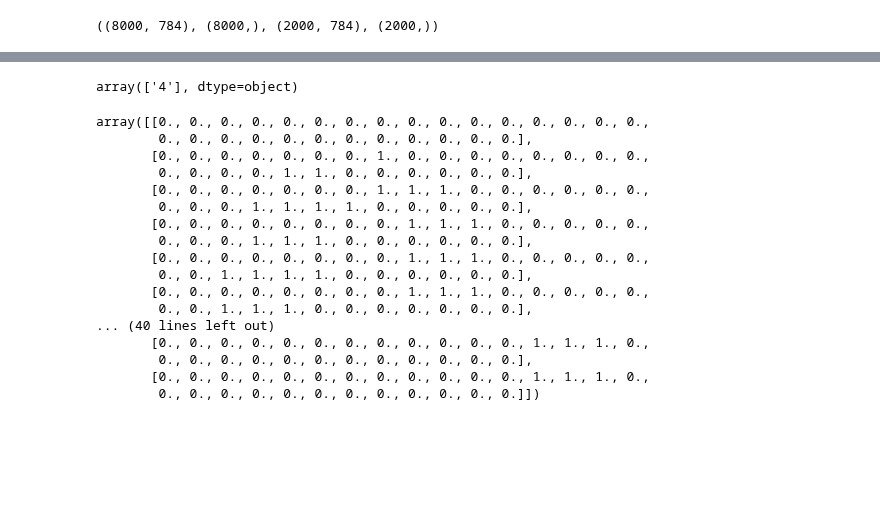
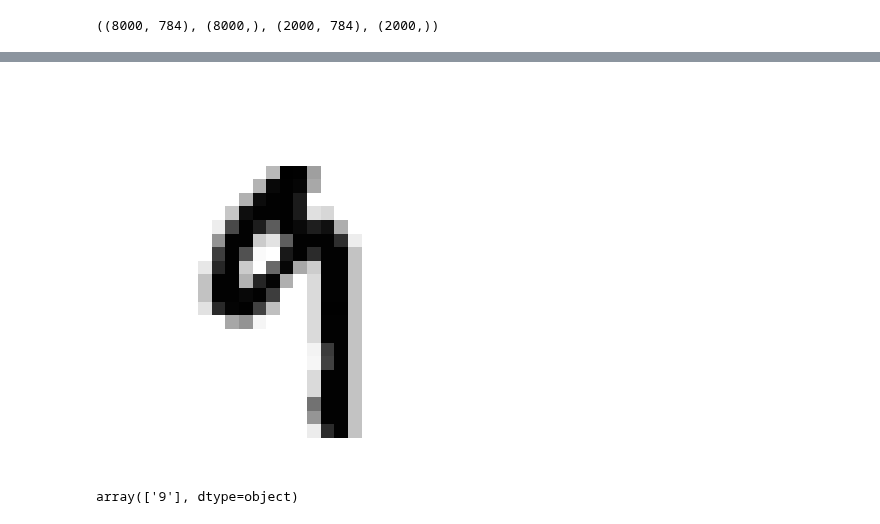
Before and after one commit to hplbrayan/Un-curso-de-Machine-Learning, a Jupyter notebook: 07_ML_Modelos_de_Regresion/N2_Classification_models.ipynb, the cells around one changed output, grey strips where cells are left out. Saved outputs shown, nothing was run; the diff lists cells and outputs as text; code cells hidden in the pictures; blank space fills up the shorter version.

```diff
--- a/07_ML_Modelos_de_Regresion/N2_Classification_models.ipynb
+++ b/07_ML_Modelos_de_Regresion/N2_Classification_models.ipynb
@@ -448,24 +442,13 @@ plt.show()
+# %%
+fig, ax = plt.subplots(figsize=(7,7))
+
+n = 123
+ax.imshow(X_test_dig[n].reshape(int(np.sqrt(X_test_dig[n].shape[0])), -1), cmap="binary")
+ax.axis("off")
+plt.show()
+# %% [output]
+[figure, added]
 # %%
-logr_dig.predict(mi_dig_resized.flatten().reshape(1,-1))
+logr_dig.predict(X_test_dig[n].reshape(1,-1))
 # %% [output]
-array(['4'], dtype=object)
+array(['9'], dtype=object)
-# %%
-mi_dig_resized
-# %% [output]
-array([[0., 0., 0., 0., 0., 0., 0., 0., 0., 0., 0., 0., 0., 0., 0., 0.,
-        0., 0., 0., 0., 0., 0., 0., 0., 0., 0., 0., 0.],
-       [0., 0., 0., 0., 0., 0., 0., 1., 0., 0., 0., 0., 0., 0., 0., 0.,
-        0., 0., 0., 0., 1., 1., 0., 0., 0., 0., 0., 0.],
-       [0., 0., 0., 0., 0., 0., 0., 1., 1., 1., 0., 0., 0., 0., 0., 0.,
-        0., 0., 0., 1., 1., 1., 1., 0., 0., 0., 0., 0.],
-       [0., 0., 0., 0., 0., 0., 0., 0., 1., 1., 1., 0., 0., 0., 0., 0.,
-        0., 0., 0., 1., 1., 1., 0., 0., 0., 0., 0., 0.],
-       [0., 0., 0., 0., 0., 0., 0., 0., 1., 1., 1., 0., 0., 0., 0., 0.,
-        0., 0., 1., 1., 1., 1., 0., 0., 0., 0., 0., 0.],
-       [0., 0., 0., 0., 0., 0., 0., 0., 1., 1., 1., 0., 0., 0., 0., 0.,
-        0., 0., 1., 1., 1., 0., 0., 0., 0., 0., 0., 0.],
-... (40 lines left out)
-       [0., 0., 0., 0., 0., 0., 0., 0., 0., 0., 0., 0., 1., 1., 1., 0.,
-        0., 0., 0., 0., 0., 0., 0., 0., 0., 0., 0., 0.],
-       [0., 0., 0., 0., 0., 0., 0., 0., 0., 0., 0., 0., 1., 1., 1., 0.,
-        0., 0., 0., 0., 0., 0., 0., 0., 0., 0., 0., 0.]])
```
Also changed, not shown: parts of 14 cells of this notebook, 1 other file.
